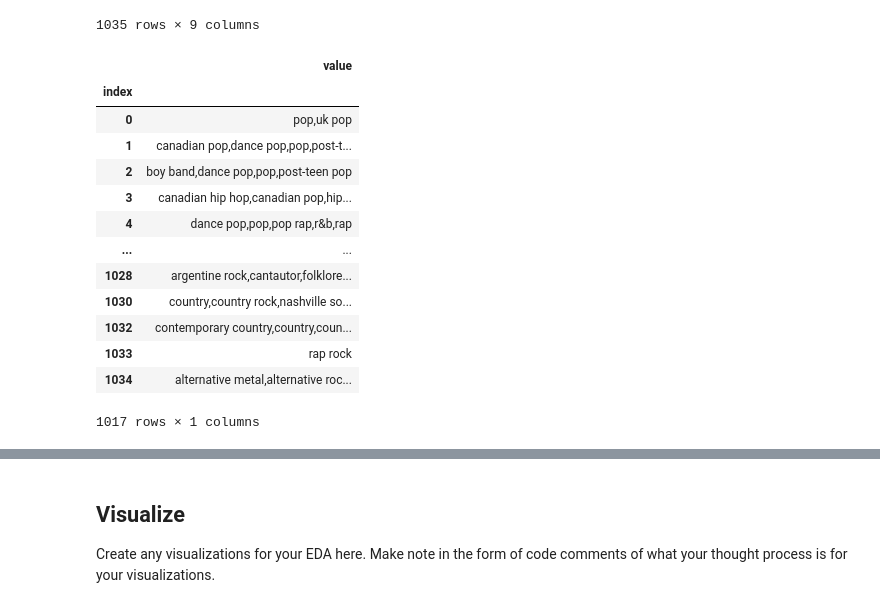
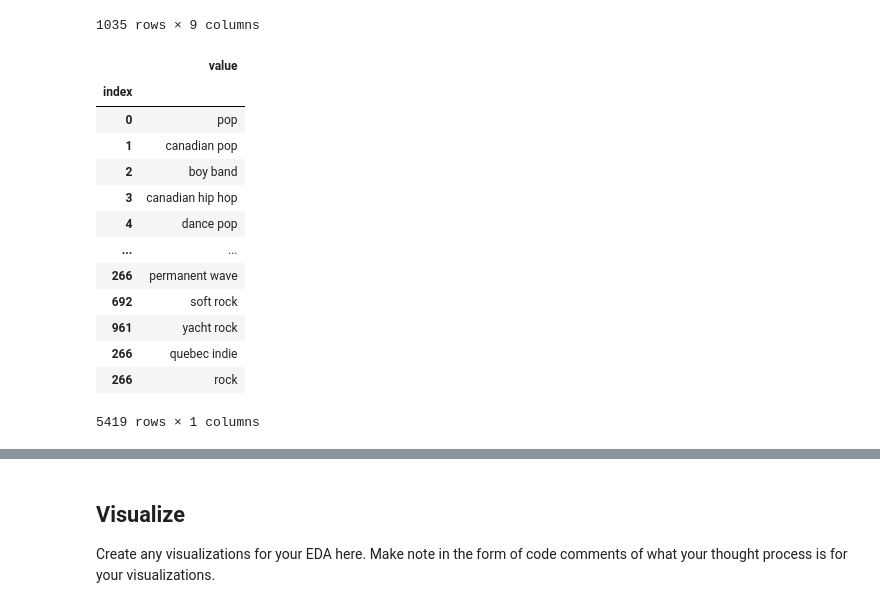
Before and after one commit to alanahmeeks/eda-checkpoint.final_2, a Jupyter notebook: checkpoint-two.ipynb, the cells around one changed output, grey strips where cells are left out. Saved outputs shown, nothing was run; the diff lists cells and outputs as text; code cells hidden in the pictures.

Commit message:
finally figured out genre

```diff
--- a/checkpoint-two.ipynb
+++ b/checkpoint-two.ipynb
@@ -599,21 +601,23 @@ artist_genre
 | 1034 | 1034 | Collective Soul | 525701 | alternative metal,alternative roc... | 12 | 1994 | M | Group | [alternative metal, alternative r... |
 1035 rows × 9 columns
 # %%
-genres_test=artist_genre['Genres'].apply(pd.Series).reset_index().melt(id_vars='index').dropna()[['index', 'value']].set_index('index')
+#split lists of genres out into a separate row for each each genre associated with each artist artist.
+
+genres_test=artist_genre['Genres_list'].apply(pd.Series).reset_index().melt(id_vars='index').dropna()[['index', 'value']].set_index('index')
 
 genres_test
 # %% [output]
 |  | value |
 | index |  |
-| 0 | pop,uk pop |
-| 1 | canadian pop,dance pop,pop,post-t... |
-| 2 | boy band,dance pop,pop,post-teen pop |
-| 3 | canadian hip hop,canadian pop,hip... |
-| 4 | dance pop,pop,pop rap,r&b,rap |
+| 0 | pop |
+| 1 | canadian pop |
+| 2 | boy band |
+| 3 | canadian hip hop |
+| 4 | dance pop |
 | ... | ... |
-| 1028 | argentine rock,cantautor,folklore... |
-| 1030 | country,country rock,nashville so... |
-| 1032 | contemporary country,country,coun... |
-| 1033 | rap rock |
-| 1034 | alternative metal,alternative roc... |
+| 266 | permanent wave |
+| 692 | soft rock |
+| 961 | yacht rock |
+| 266 | quebec indie |
+| 266 | rock |
-1017 rows × 1 columns
+5419 rows × 1 columns
```
Also changed, not shown: parts of 14 cells of this notebook.
